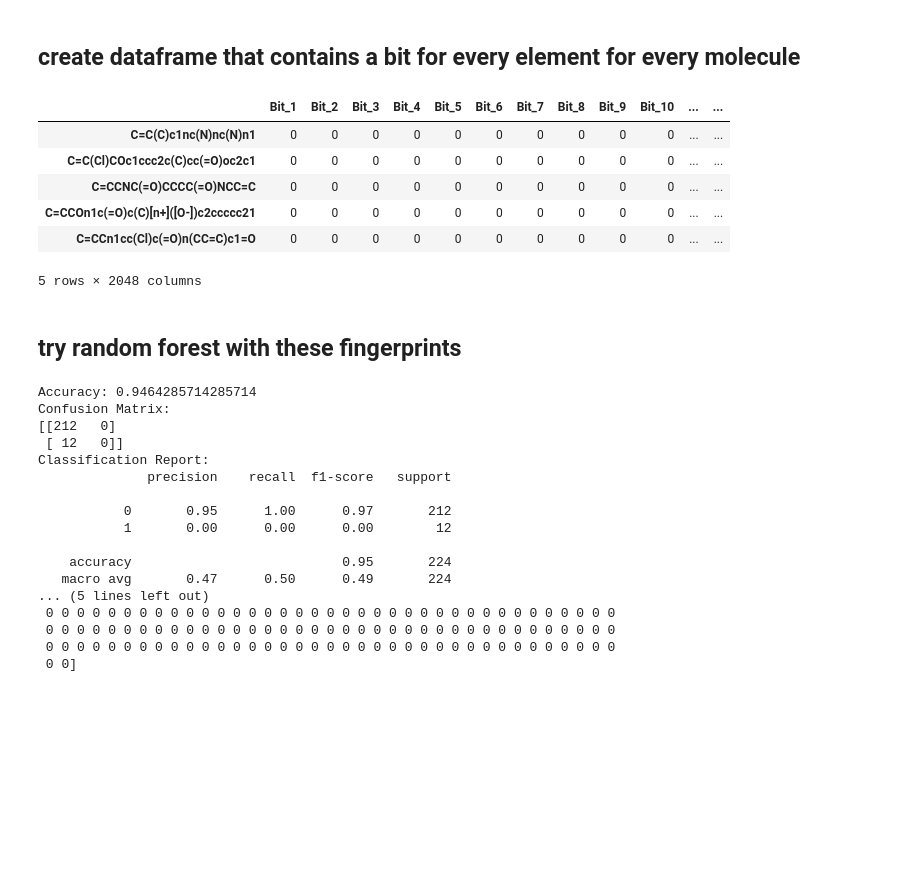
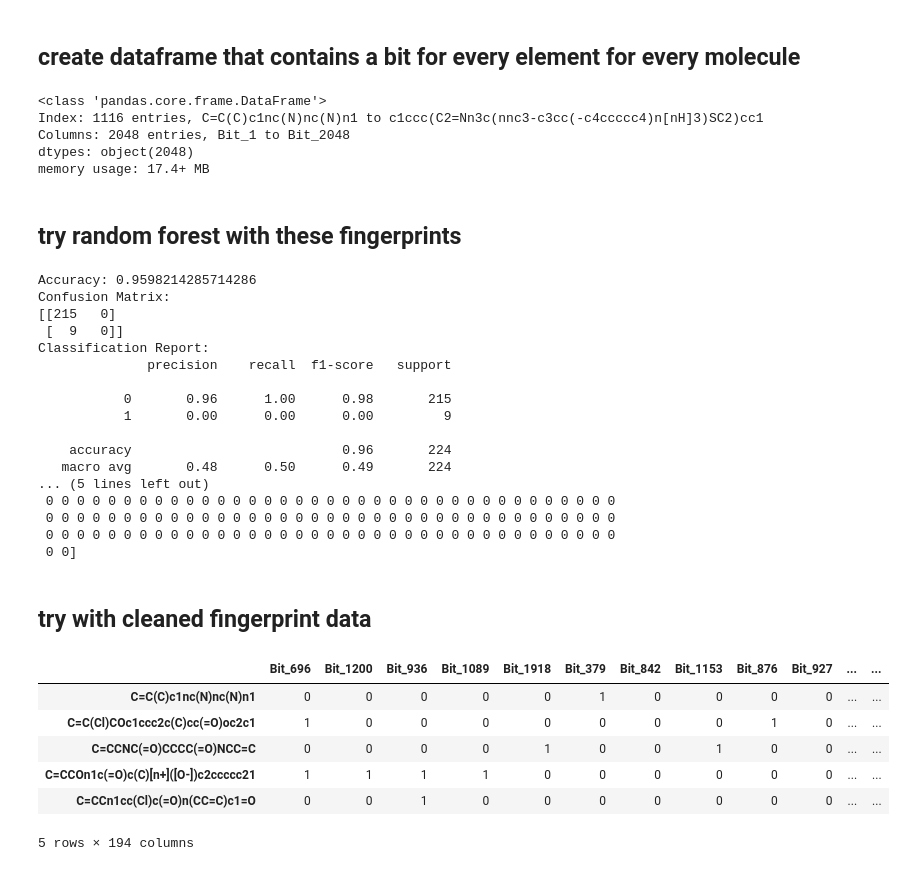
Before and after one commit to dicky-2002/Adv.-Programming-Group-Assignment, a Jupyter notebook: Finger_prints.ipynb, the cells around one changed output. Drawn from its saved outputs; the diff is of its cells as text; code cells hidden in the pictures; blank space fills up the shorter version.

Commit message:
Machine learning with PCA-cleaned finger print data

```diff
--- a/Finger_prints.ipynb
+++ b/Finger_prints.ipynb
@@ -53,15 +53,13 @@ for smiles in molecules:
 fingerprints_int = [list(fp.ToBitString()) for fp in fingerprints]
 df = pd.DataFrame(fingerprints_int, columns=[f'Bit_{i+1}' for i in range(len(fingerprints_int[0]))])
 df.index = molecules
-df.head()
+df.info()
 # %% [output]
-|  | Bit_1 | Bit_2 | Bit_3 | Bit_4 | Bit_5 | Bit_6 | Bit_7 | Bit_8 | Bit_9 | Bit_10 | ... | ... |
-| C=C(C)c1nc(N)nc(N)n1 | 0 | 0 | 0 | 0 | 0 | 0 | 0 | 0 | 0 | 0 | ... | ... |
-| C=C(Cl)COc1ccc2c(C)cc(=O)oc2c1 | 0 | 0 | 0 | 0 | 0 | 0 | 0 | 0 | 0 | 0 | ... | ... |
-| C=CCNC(=O)CCCC(=O)NCC=C | 0 | 0 | 0 | 0 | 0 | 0 | 0 | 0 | 0 | 0 | ... | ... |
-| C=CCOn1c(=O)c(C)[n+]([O-])c2ccccc21 | 0 | 0 | 0 | 0 | 0 | 0 | 0 | 0 | 0 | 0 | ... | ... |
-| C=CCn1cc(Cl)c(=O)n(CC=C)c1=O | 0 | 0 | 0 | 0 | 0 | 0 | 0 | 0 | 0 | 0 | ... | ... |
-5 rows × 2048 columns
+<class 'pandas.core.frame.DataFrame'>
+Index: 1116 entries, C=C(C)c1nc(N)nc(N)n1 to c1ccc(C2=Nn3c(nnc3-c3cc(-c4ccccc4)n[nH]3)SC2)cc1
+Columns: 2048 entries, Bit_1 to Bit_2048
+dtypes: object(2048)
+memory usage: 17.4+ MB
 # %% [markdown]
 ## try random forest with these fingerprints
 # %%
@@ -71,10 +69,12 @@ X = df
 X_train, X_test, y_train, y_test = train_test_split(X, y, test_size=0.2)
 
 # Initialize the Random Forest Classifier
-rf = RandomForestClassifier(n_estimators=1100)
+rf = RandomForestClassifier(n_estimators=200)
 
 # Train the model
-rf.fit(X_train, y_train)
+for i in range(10):
+    X_train, X_test, y_train, y_test = train_test_split(X, y, test_size=0.2)
+    rf.fit(X_train, y_train)
 
 # Make predictions
 y_pred = rf.predict(X_test)
@@ -91,20 +91,33 @@ print("Classification Report:")
 print(report)
 print(y_pred)
 # %% [output]
-Accuracy: 0.9464285714285714
+Accuracy: 0.9598214285714286
 Confusion Matrix:
-[[212   0]
- [ 12   0]]
+[[215   0]
+ [  9   0]]
 Classification Report:
               precision    recall  f1-score   support
 
-           0       0.95      1.00      0.97       212
-           1       0.00      0.00      0.00        12
+           0       0.96      1.00      0.98       215
+           1       0.00      0.00      0.00         9
 
-    accuracy                           0.95       224
-   macro avg       0.47      0.50      0.49       224
+    accuracy                           0.96       224
+   macro avg       0.48      0.50      0.49       224
 ... (5 lines left out)
  0 0 0 0 0 0 0 0 0 0 0 0 0 0 0 0 0 0 0 0 0 0 0 0 0 0 0 0 0 0 0 0 0 0 0 0 0
  0 0 0 0 0 0 0 0 0 0 0 0 0 0 0 0 0 0 0 0 0 0 0 0 0 0 0 0 0 0 0 0 0 0 0 0 0
  0 0 0 0 0 0 0 0 0 0 0 0 0 0 0 0 0 0 0 0 0 0 0 0 0 0 0 0 0 0 0 0 0 0 0 0 0
  0 0]
+# %% [markdown]
+## try with cleaned fingerprint data
+# %%
+cleaned_data=pd.read_csv('cleaned_fingerprint_data',index_col=0)
+cleaned_data.head()
+# %% [output]
+|  | Bit_696 | Bit_1200 | Bit_936 | Bit_1089 | Bit_1918 | Bit_379 | Bit_842 | Bit_1153 | Bit_876 | Bit_927 | ... | ... |
+| C=C(C)c1nc(N)nc(N)n1 | 0 | 0 | 0 | 0 | 0 | 1 | 0 | 0 | 0 | 0 | ... | ... |
+| C=C(Cl)COc1ccc2c(C)cc(=O)oc2c1 | 1 | 0 | 0 | 0 | 0 | 0 | 0 | 0 | 1 | 0 | ... | ... |
+| C=CCNC(=O)CCCC(=O)NCC=C | 0 | 0 | 0 | 0 | 1 | 0 | 0 | 1 | 0 | 0 | ... | ... |
+| C=CCOn1c(=O)c(C)[n+]([O-])c2ccccc21 | 1 | 1 | 1 | 1 | 0 | 0 | 0 | 0 | 0 | 0 | ... | ... |
+| C=CCn1cc(Cl)c(=O)n(CC=C)c1=O | 0 | 0 | 1 | 0 | 0 | 0 | 0 | 0 | 0 | 0 | ... | ... |
+5 rows × 194 columns
```
Also changed, not shown: parts of 1 cell of this notebook.
